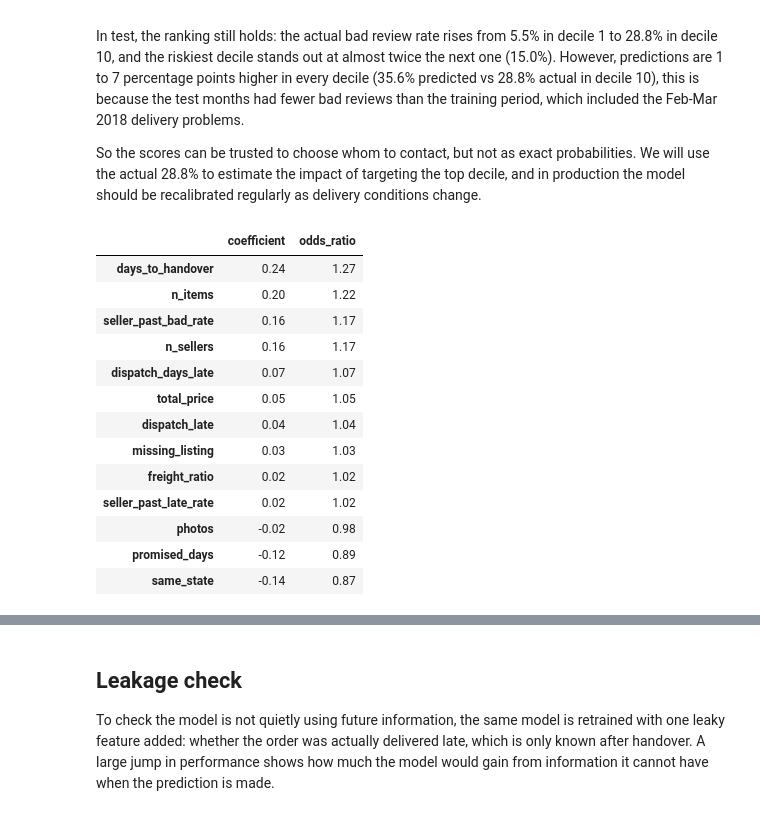
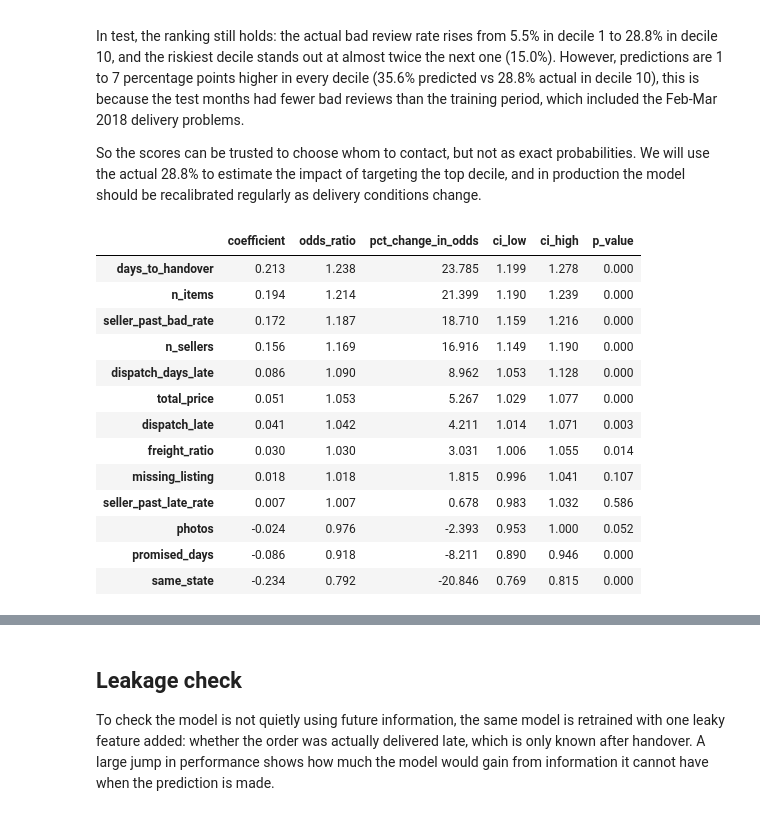
Before and after one commit to koustubhprem/elio-assessment, a Jupyter notebook: notebooks/01_model.ipynb, the cells around one changed output, grey strips where cells are left out. Saved outputs shown, nothing was run; the diff lists cells and outputs as text; code cells hidden in the pictures.

Commit message:
Updated models notebook with log of odds interpretation, and updated Part C for analytics answers

```diff
--- a/notebooks/01_model.ipynb
+++ b/notebooks/01_model.ipynb
@@ -509,22 +509,33 @@ In test, the ranking still holds: the actual bad review rate rises from 5.5% in
 
 So the scores can be trusted to choose whom to contact, but not as exact probabilities. We will use the actual 28.8% to estimate the impact of targeting the top decile, and in production the model should be recalibrated regularly as delivery conditions change.
 # %%
-# odds ratio per one standard deviation increase in each numeric feature
-coefs = pd.Series(model.coef_[0], index=X_train.columns)
-numeric_coefs = coefs[numeric].sort_values(ascending=False)
-pd.DataFrame({"coefficient": numeric_coefs, "odds_ratio": np.exp(numeric_coefs)}).round(2)
+import statsmodels.api as sm
+
+# unregularised logistic regression on the scaled numeric features, for coefficients, confidence intervals and p-values
+logit = sm.Logit(y_train.values, sm.add_constant(X_train[numeric])).fit(disp=0)
+intervals = logit.conf_int()
+
+# coefficient, odds ratio and % change in odds per one standard deviation increase, with 95% interval and p-value
+pd.DataFrame({
+    "coefficient": logit.params,
+    "odds_ratio": np.exp(logit.params),
+    "pct_change_in_odds": (np.exp(logit.params) - 1) * 100,
+    "ci_low": np.exp(intervals[0]),
+    "ci_high": np.exp(intervals[1]),
+    "p_value": logit.pvalues,
+}).drop("const").sort_values("coefficient", ascending=False).round(3)
 # %% [output]
-|  | coefficient | odds_ratio |
-| days_to_handover | 0.24 | 1.27 |
-| n_items | 0.20 | 1.22 |
-| seller_past_bad_rate | 0.16 | 1.17 |
-| n_sellers | 0.16 | 1.17 |
-| dispatch_days_late | 0.07 | 1.07 |
-| total_price | 0.05 | 1.05 |
-| dispatch_late | 0.04 | 1.04 |
-| missing_listing | 0.03 | 1.03 |
-| freight_ratio | 0.02 | 1.02 |
-| seller_past_late_rate | 0.02 | 1.02 |
-| photos | -0.02 | 0.98 |
-| promised_days | -0.12 | 0.89 |
-| same_state | -0.14 | 0.87 |
+|  | coefficient | odds_ratio | pct_change_in_odds | ci_low | ci_high | p_value |
+| days_to_handover | 0.213 | 1.238 | 23.785 | 1.199 | 1.278 | 0.000 |
+| n_items | 0.194 | 1.214 | 21.399 | 1.190 | 1.239 | 0.000 |
+| seller_past_bad_rate | 0.172 | 1.187 | 18.710 | 1.159 | 1.216 | 0.000 |
+| n_sellers | 0.156 | 1.169 | 16.916 | 1.149 | 1.190 | 0.000 |
+| dispatch_days_late | 0.086 | 1.090 | 8.962 | 1.053 | 1.128 | 0.000 |
+| total_price | 0.051 | 1.053 | 5.267 | 1.029 | 1.077 | 0.000 |
+| dispatch_late | 0.041 | 1.042 | 4.211 | 1.014 | 1.071 | 0.003 |
+| freight_ratio | 0.030 | 1.030 | 3.031 | 1.006 | 1.055 | 0.014 |
+| missing_listing | 0.018 | 1.018 | 1.815 | 0.996 | 1.041 | 0.107 |
+| seller_past_late_rate | 0.007 | 1.007 | 0.678 | 0.983 | 1.032 | 0.586 |
+| photos | -0.024 | 0.976 | -2.393 | 0.953 | 1.000 | 0.052 |
+| promised_days | -0.086 | 0.918 | -8.211 | 0.890 | 0.946 | 0.000 |
+| same_state | -0.234 | 0.792 | -20.846 | 0.769 | 0.815 | 0.000 |
```
Also changed, not shown: parts of 3 cells of this notebook, 1 other file.
